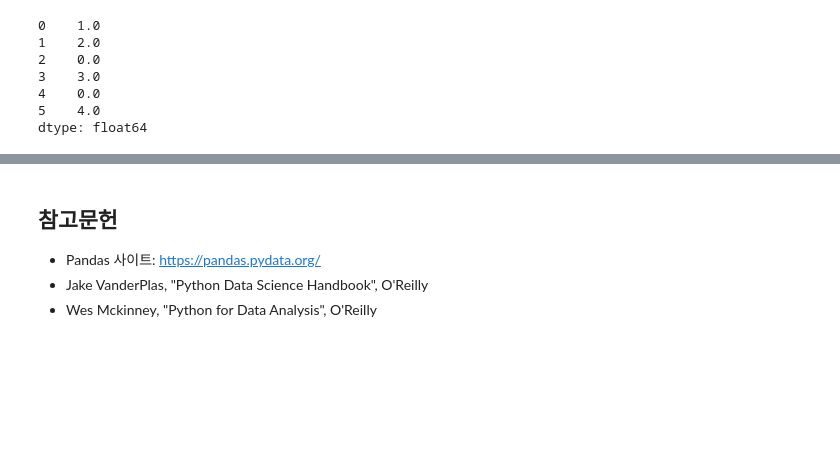
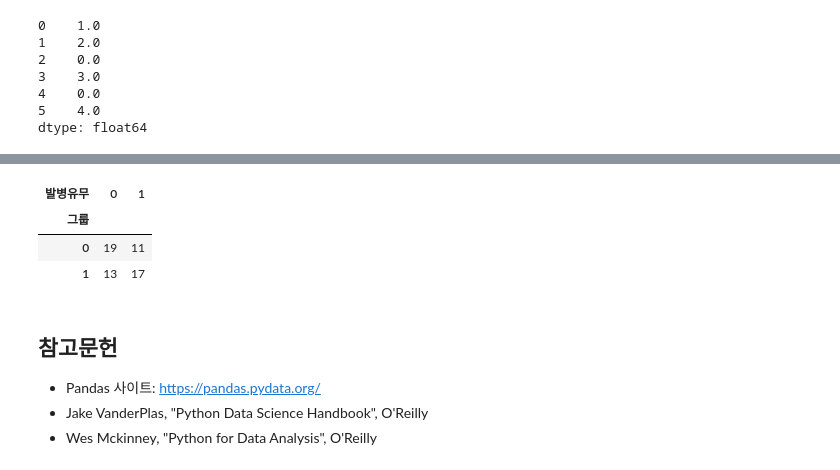
Before and after one commit to whattSUPkim/Data-Science, a Jupyter notebook: Data Analysis/Pandas_exercise.ipynb, the cells around one changed output, grey strips where cells are left out. Cells and saved outputs as stored; diff of their text form; code cells hidden in the pictures; blank space fills up the shorter version.

```diff
--- a/Data Analysis/Pandas_exercise.ipynb
+++ b/Data Analysis/Pandas_exercise.ipynb
@@ -2846,0 +2906,3 @@ dtype: float64
+# %%
+df = pd.DataFrame({'그룹' : np.concatenate([np.zeros(30, dtype = int), np.ones(30, dtype = int)]),'발병유무' : np.random.randint(0, 2, 60)})
+df.info()
@@ -2847,3 +2919,10 @@ dtype: float64
+# %%
+pd.crosstab(df.그룹, df.발병유무)
+# %% [output]
+| 발병유무 | 0 | 1 |
+| 그룹 |  |  |
+| 0 | 19 | 11 |
+| 1 | 13 | 17 |
 # %% [markdown]
 ## 참고문헌
 
```
Also changed, not shown: parts of 10 cells of this notebook.
